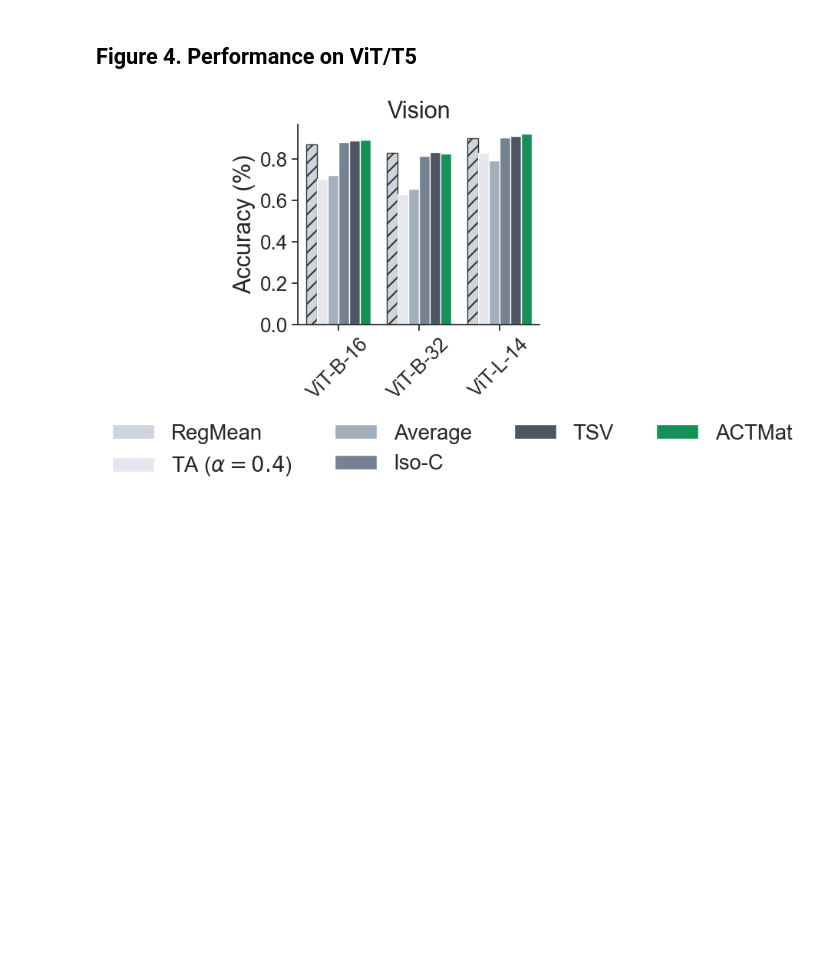
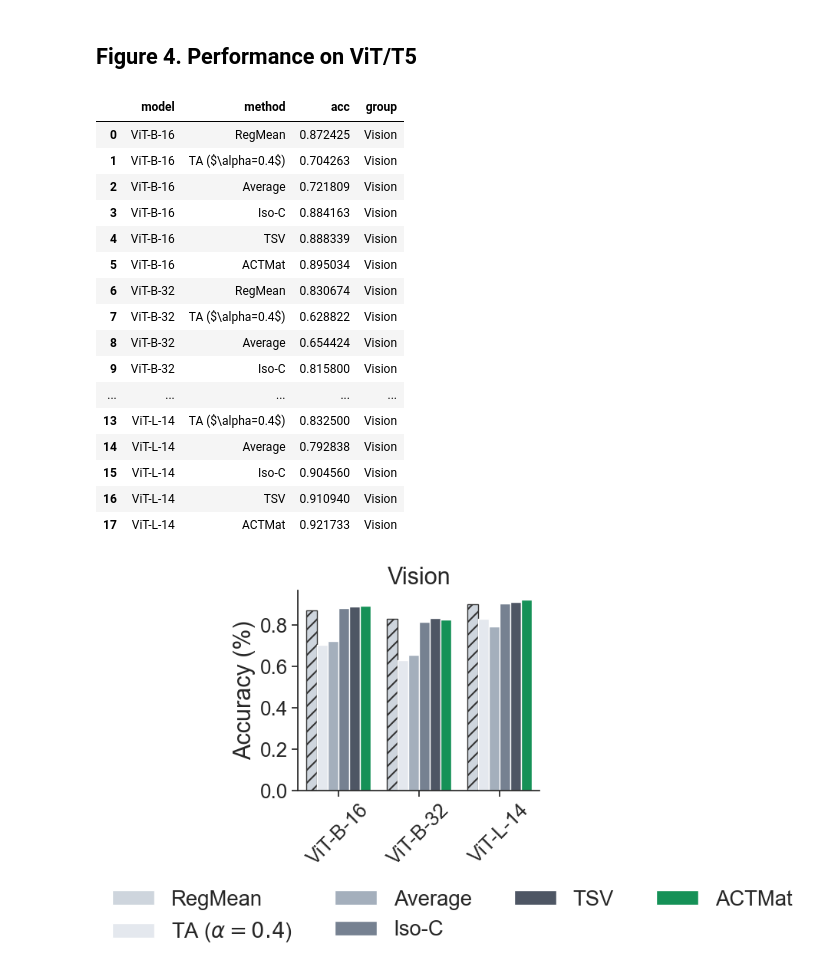
Before and after one commit to marawangamal/eigcov, a Jupyter notebook: notebooks/analysis-v2.ipynb, the cells around one changed output. Cells and saved outputs as stored; diff of their text form; code cells hidden in the pictures; blank space fills up the shorter version.

```diff
--- a/notebooks/analysis-v2.ipynb
+++ b/notebooks/analysis-v2.ipynb
@@ -106,32 +106,49 @@ for model in models:
 df = pd.DataFrame(rows)
 df["group"] = df["model"].map(lambda x: model_to_group[x])
 df["method"] = df["method"].map(lambda x: method_to_method[x])
-# display(df)
+display(df)
 g = sns.catplot(
     data=df,
     x="model",
     hue="method",
     y="acc",
     col="group",
     kind="bar",
     palette=method_to_color,
 )
 # Formatting.
 g.set_axis_labels("", "Accuracy (%)")
 g.set_xticklabels(rotation=45)
 g.set_titles("{col_name}", fontsize=BASE_FONTSIZE)
 
 # Legend.
 g._legend.remove()
 g.fig.legend(
     *g.axes.flat[0].get_legend_handles_labels(),
     loc="lower center",
     ncol=4,
     bbox_to_anchor=(0.5, -0.1),
     title="",
     frameon=False,
 )
 g.fig.subplots_adjust(bottom=0.35)
 apply_hatches(g, method_to_hatch)
 # %% [output]
+|  | model | method | acc | group |
+| 0 | ViT-B-16 | RegMean | 0.872425 | Vision |
+| 1 | ViT-B-16 | TA ($\alpha=0.4$) | 0.704263 | Vision |
+| 2 | ViT-B-16 | Average | 0.721809 | Vision |
+| 3 | ViT-B-16 | Iso-C | 0.884163 | Vision |
+| 4 | ViT-B-16 | TSV | 0.888339 | Vision |
+| 5 | ViT-B-16 | ACTMat | 0.895034 | Vision |
+| 6 | ViT-B-32 | RegMean | 0.830674 | Vision |
+| 7 | ViT-B-32 | TA ($\alpha=0.4$) | 0.628822 | Vision |
+| 8 | ViT-B-32 | Average | 0.654424 | Vision |
+| 9 | ViT-B-32 | Iso-C | 0.815800 | Vision |
+| ... | ... | ... | ... | ... |
+| 13 | ViT-L-14 | TA ($\alpha=0.4$) | 0.832500 | Vision |
+| 14 | ViT-L-14 | Average | 0.792838 | Vision |
+| 15 | ViT-L-14 | Iso-C | 0.904560 | Vision |
+| 16 | ViT-L-14 | TSV | 0.910940 | Vision |
+| 17 | ViT-L-14 | ACTMat | 0.921733 | Vision |
 [figure]
```
Also changed, not shown: 2 other files.
